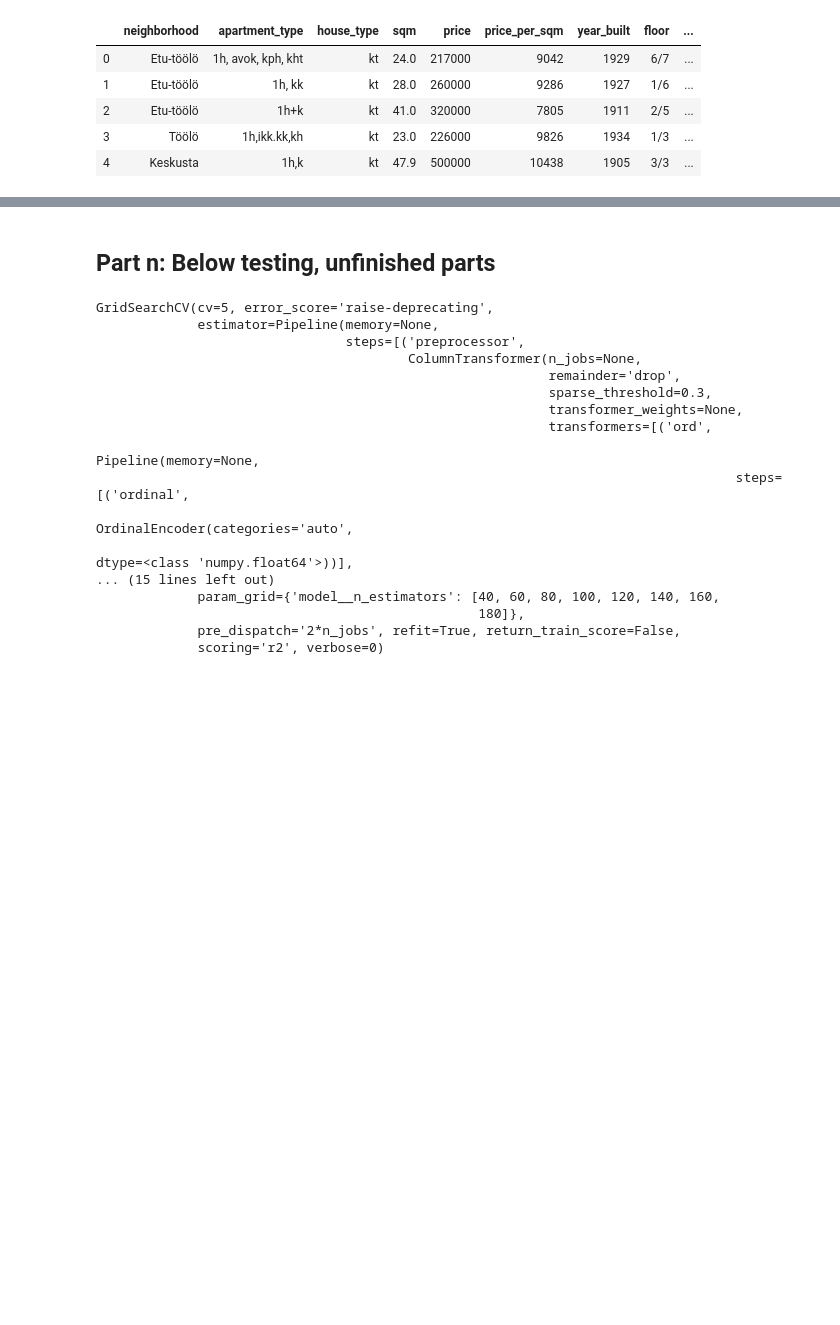
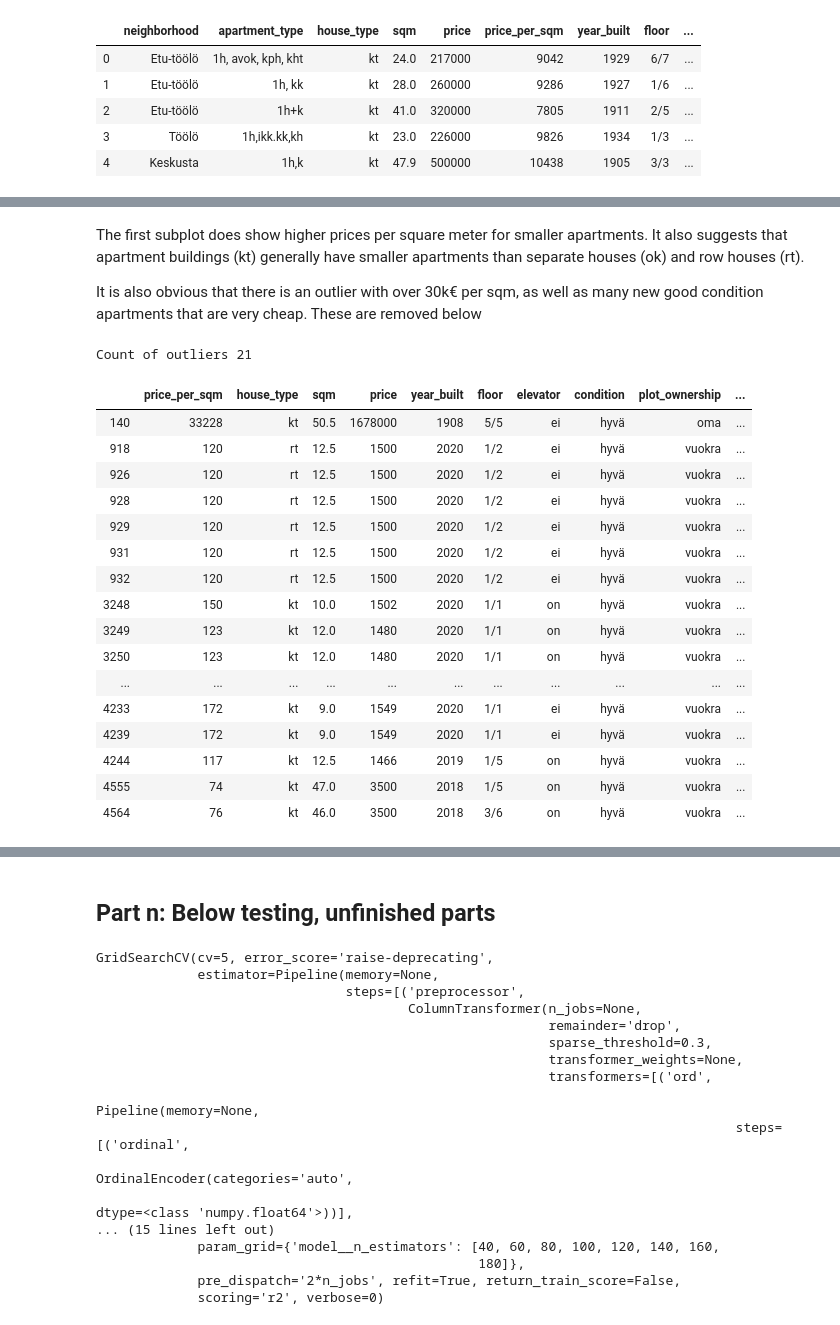
Before and after one commit to modjas/real_estate_prices_project, a Jupyter notebook: real_estate_prices_project.ipynb, the cells around one changed output, grey strips where cells are left out. Saved outputs shown, nothing was run; the diff lists cells and outputs as text; code cells hidden in the pictures; blank space fills up the shorter version.

```diff
--- a/real_estate_prices_project.ipynb
+++ b/real_estate_prices_project.ipynb
@@ -125,0 +176,27 @@ Count of values in column plot_ownership = 21
+# %% [markdown]
+The first subplot does show higher prices per square meter for smaller apartments. It also suggests that apartment buildings (kt) generally have smaller apartments than separate houses (ok) and row houses (rt).
+
+It is also obvious that there is an outlier with over 30k€ per sqm, as well as many new good condition apartments that are very cheap. These are removed below
+# %%
+outliers = df_ml[(df_ml['price_per_sqm'] > 30000) | (df_ml['price_per_sqm'] < 400)]
+print(f"Count of outliers {outliers.index.size}")
+outliers
+# %% [output]
+Count of outliers 21
+|  | price_per_sqm | house_type | sqm | price | year_built | floor | elevator | condition | plot_ownership | ... |
+| 140 | 33228 | kt | 50.5 | 1678000 | 1908 | 5/5 | ei | hyvä | oma | ... |
+| 918 | 120 | rt | 12.5 | 1500 | 2020 | 1/2 | ei | hyvä | vuokra | ... |
+| 926 | 120 | rt | 12.5 | 1500 | 2020 | 1/2 | ei | hyvä | vuokra | ... |
+| 928 | 120 | rt | 12.5 | 1500 | 2020 | 1/2 | ei | hyvä | vuokra | ... |
+| 929 | 120 | rt | 12.5 | 1500 | 2020 | 1/2 | ei | hyvä | vuokra | ... |
+| 931 | 120 | rt | 12.5 | 1500 | 2020 | 1/2 | ei | hyvä | vuokra | ... |
+| 932 | 120 | rt | 12.5 | 1500 | 2020 | 1/2 | ei | hyvä | vuokra | ... |
+| 3248 | 150 | kt | 10.0 | 1502 | 2020 | 1/1 | on | hyvä | vuokra | ... |
+| 3249 | 123 | kt | 12.0 | 1480 | 2020 | 1/1 | on | hyvä | vuokra | ... |
+| 3250 | 123 | kt | 12.0 | 1480 | 2020 | 1/1 | on | hyvä | vuokra | ... |
+| ... | ... | ... | ... | ... | ... | ... | ... | ... | ... | ... |
+| 4233 | 172 | kt | 9.0 | 1549 | 2020 | 1/1 | ei | hyvä | vuokra | ... |
+| 4239 | 172 | kt | 9.0 | 1549 | 2020 | 1/1 | ei | hyvä | vuokra | ... |
+| 4244 | 117 | kt | 12.5 | 1466 | 2019 | 1/5 | on | hyvä | vuokra | ... |
+| 4555 | 74 | kt | 47.0 | 3500 | 2018 | 1/5 | on | hyvä | vuokra | ... |
+| 4564 | 76 | kt | 46.0 | 3500 | 2018 | 3/6 | on | hyvä | vuokra | ... |
```
Also changed, not shown: parts of 14 cells of this notebook.
